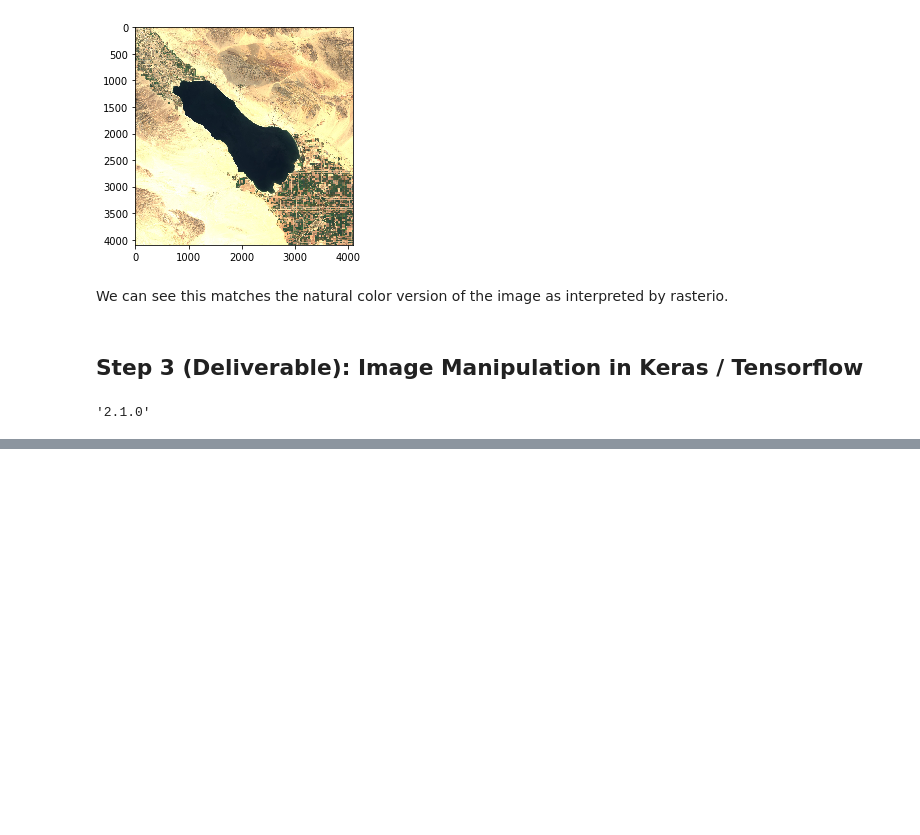
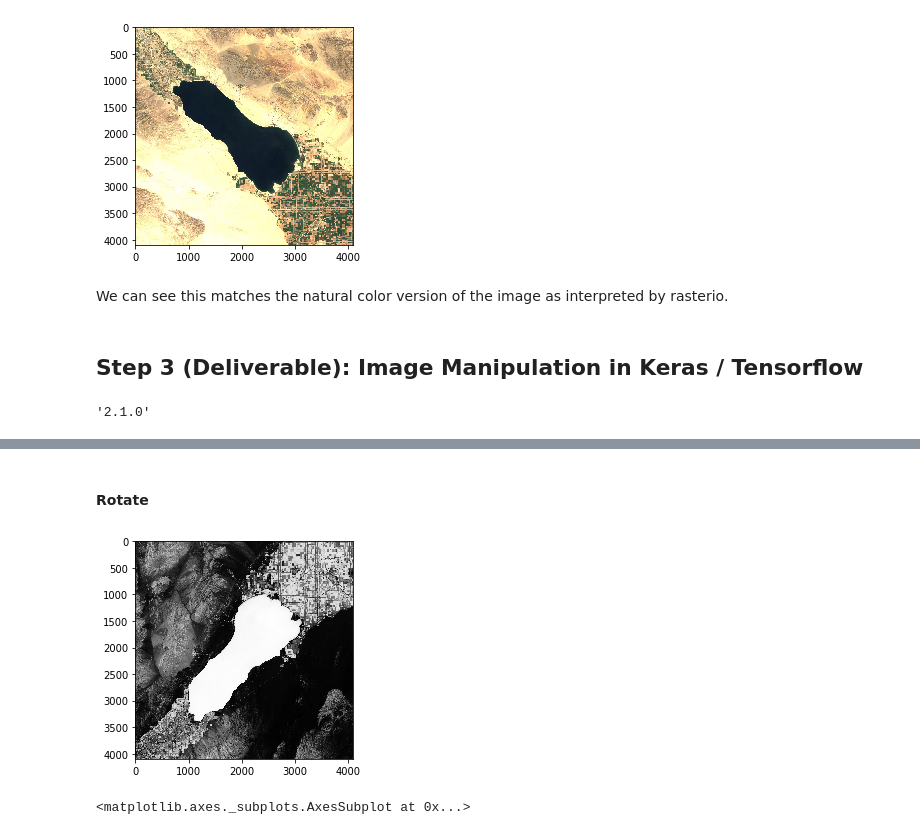
Before and after one commit to dsmoot/LP_satellite_imagery, a Jupyter notebook: 1_Getting_Started.ipynb, the cells around one changed output, grey strips where cells are left out. Drawn from its saved outputs; the diff is of its cells as text; code cells hidden in the pictures; blank space fills up the shorter version.

```diff
--- a/1_Getting_Started.ipynb
+++ b/1_Getting_Started.ipynb
@@ -151,0 +131,8 @@ plt.imshow(grayscale_img)
+# %% [markdown]
+#### Rotate
+# %%
+grayscale_rot = np.array(tf.image.rot90(grayscale_img))
+show(reshape_as_raster(grayscale_rot),cmap='Greys')
+# %% [output]
+[figure, added]
+<matplotlib.axes._subplots.AxesSubplot at 0x...>
```
Also changed, not shown: parts of 20 cells of this notebook.
